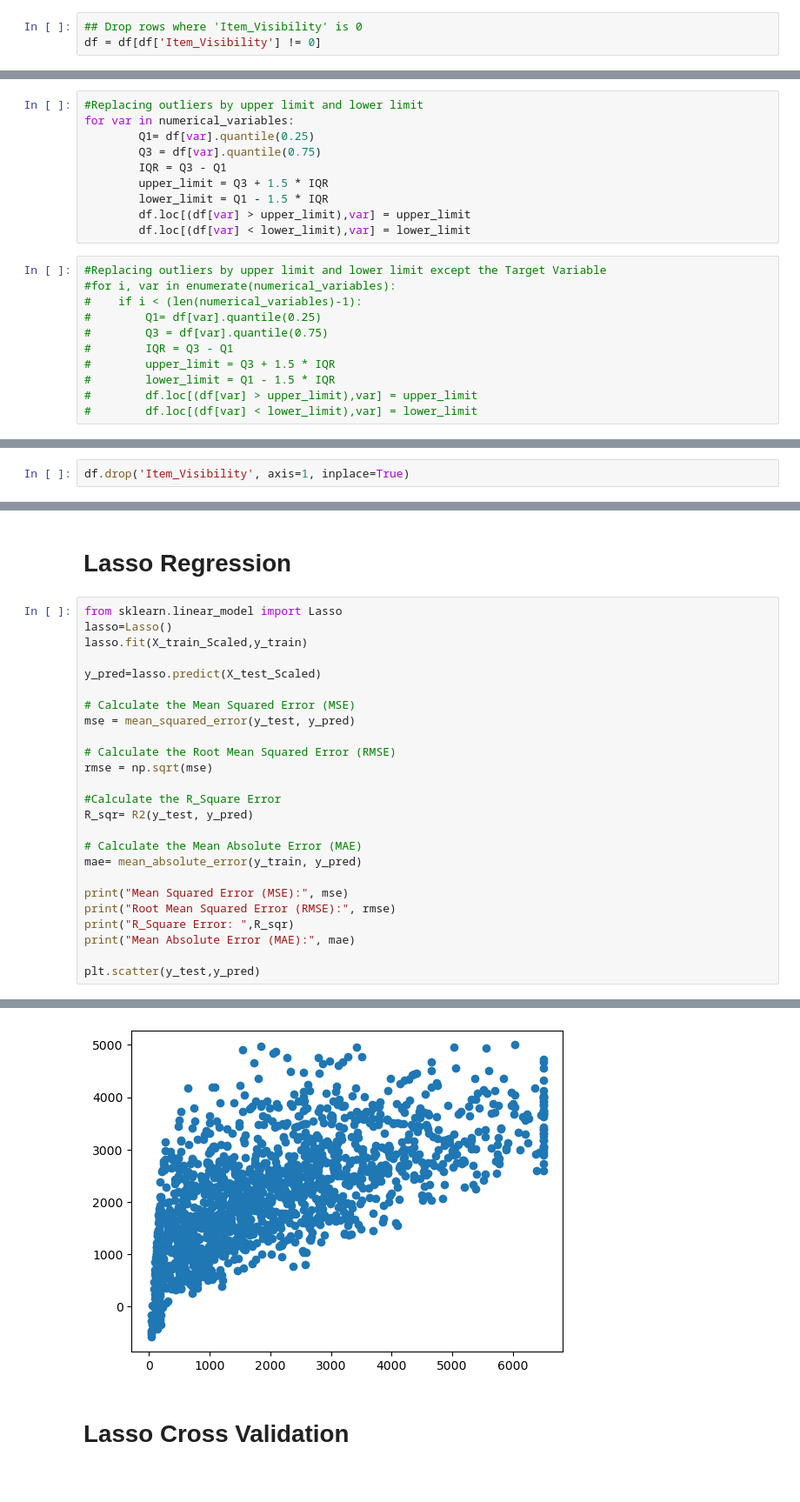
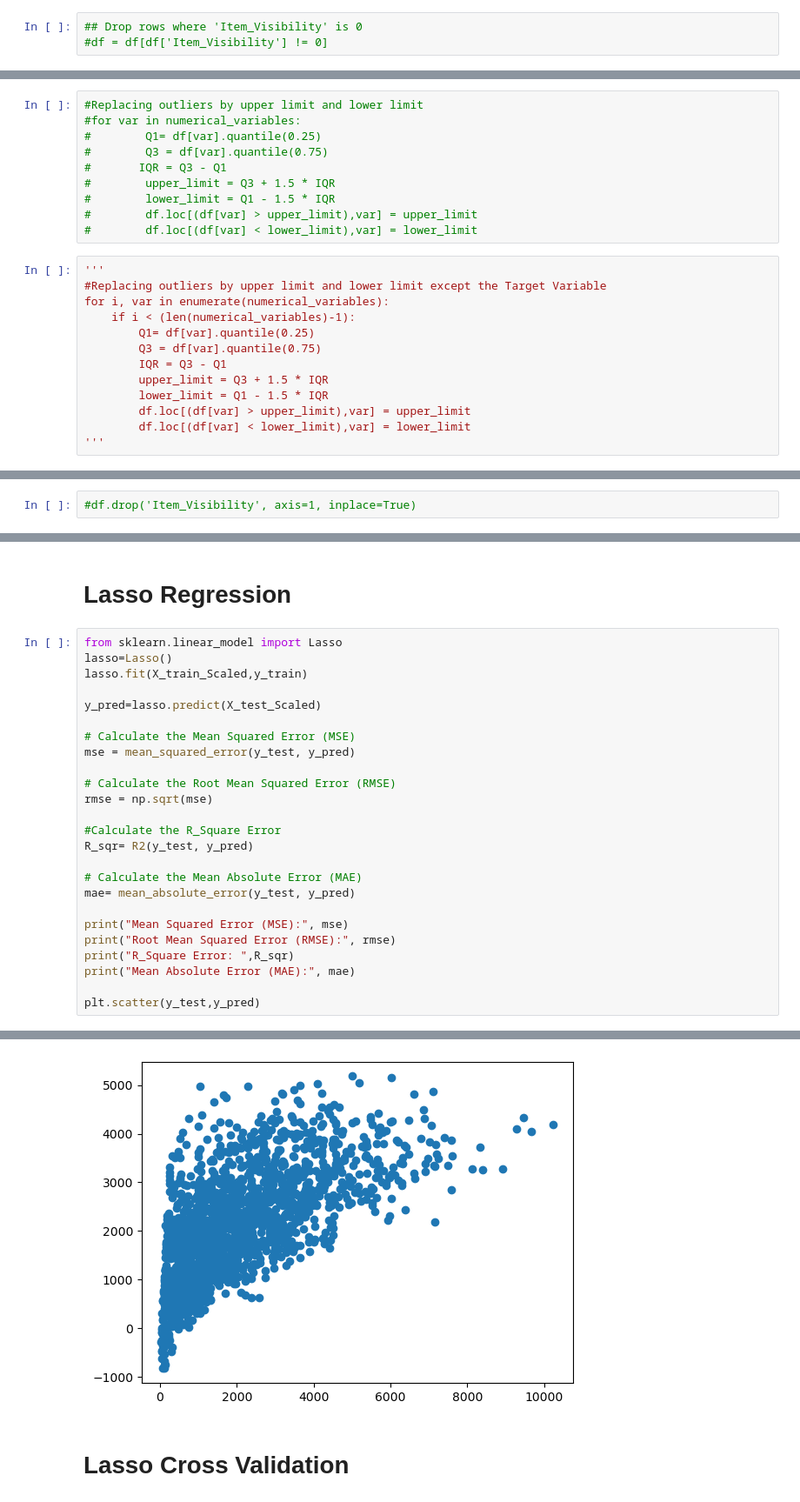
Before and after one commit to nilanjansonai/Regression, a Jupyter notebook: Regression.ipynb, the cells around one changed output, grey strips where cells are left out. Shown at 87% size. Cells and saved outputs as stored; diff of their text form.

```diff
--- a/Regression.ipynb
+++ b/Regression.ipynb
@@ -209,7 +209,7 @@ Name: Outlet_Size, dtype: int64
 df['Item_Weight']=df['Item_Weight'].fillna(df['Item_Weight'].mean())
 # %%
 ## Drop rows where 'Item_Visibility' is 0
-df = df[df['Item_Visibility'] != 0]
+#df = df[df['Item_Visibility'] != 0]
 # %%
 # Basic description of Dataset after cleaning
 df.describe(include='all')
@@ -285,22 +285,24 @@ plt.show()
 [figure]
 # %%
 #Replacing outliers by upper limit and lower limit
-for var in numerical_variables:
-        Q1= df[var].quantile(0.25)
-        Q3 = df[var].quantile(0.75)
-        IQR = Q3 - Q1
-        upper_limit = Q3 + 1.5 * IQR
-        lower_limit = Q1 - 1.5 * IQR
-        df.loc[(df[var] > upper_limit),var] = upper_limit
-        df.loc[(df[var] < lower_limit),var] = lower_limit
+#for var in numerical_variables:
+#        Q1= df[var].quantile(0.25)
+#        Q3 = df[var].quantile(0.75)
+#       IQR = Q3 - Q1
+#        upper_limit = Q3 + 1.5 * IQR
+#        lower_limit = Q1 - 1.5 * IQR
+#        df.loc[(df[var] > upper_limit),var] = upper_limit
+#        df.loc[(df[var] < lower_limit),var] = lower_limit
 # %%
+'''
 #Replacing outliers by upper limit and lower limit except the Target Variable
-#for i, var in enumerate(numerical_variables):
-#    if i < (len(numerical_variables)-1):
-#        Q1= df[var].quantile(0.25)
-#        Q3 = df[var].quantile(0.75)
-#        IQR = Q3 - Q1
-#        upper_limit = Q3 + 1.5 * IQR
-#        lower_limit = Q1 - 1.5 * IQR
-#        df.loc[(df[var] > upper_limit),var] = upper_limit
-#        df.loc[(df[var] < lower_limit),var] = lower_limit
+for i, var in enumerate(numerical_variables):
+    if i < (len(numerical_variables)-1):
+        Q1= df[var].quantile(0.25)
+        Q3 = df[var].quantile(0.75)
+        IQR = Q3 - Q1
+        upper_limit = Q3 + 1.5 * IQR
+        lower_limit = Q1 - 1.5 * IQR
+        df.loc[(df[var] > upper_limit),var] = upper_limit
+        df.loc[(df[var] < lower_limit),var] = lower_limit
+'''
@@ -497,7 +503,7 @@ plt.show()
 # %% [markdown]
 Item_Visibility has negative correlation with item_outlet_sales so need to drop that column
 # %%
-df.drop('Item_Visibility', axis=1, inplace=True)
+#df.drop('Item_Visibility', axis=1, inplace=True)
 # %%
 for var in df.columns:
     print(var,'\t',df[var].dtypes,'\t',df[var].nunique())
@@ -728,7 +736,7 @@ rmse = np.sqrt(mse)
 R_sqr= R2(y_test, y_pred)
 
 # Calculate the Mean Absolute Error (MAE)
-mae= mean_absolute_error(y_train, y_pred)
+mae= mean_absolute_error(y_test, y_pred)
 
 print("Mean Squared Error (MSE):", mse)
 print("Root Mean Squared Error (RMSE):", rmse)
@@ -743,5 +752,5 @@ R_Square Error:  0.4320071479262855
 <matplotlib.collections.PathCollection at 0x...>
-[figure, old version]
+[figure, new version]
 # %% [markdown]
 # Lasso Cross Validation
 # %%
```
Also changed, not shown: parts of 36 cells of this notebook.
